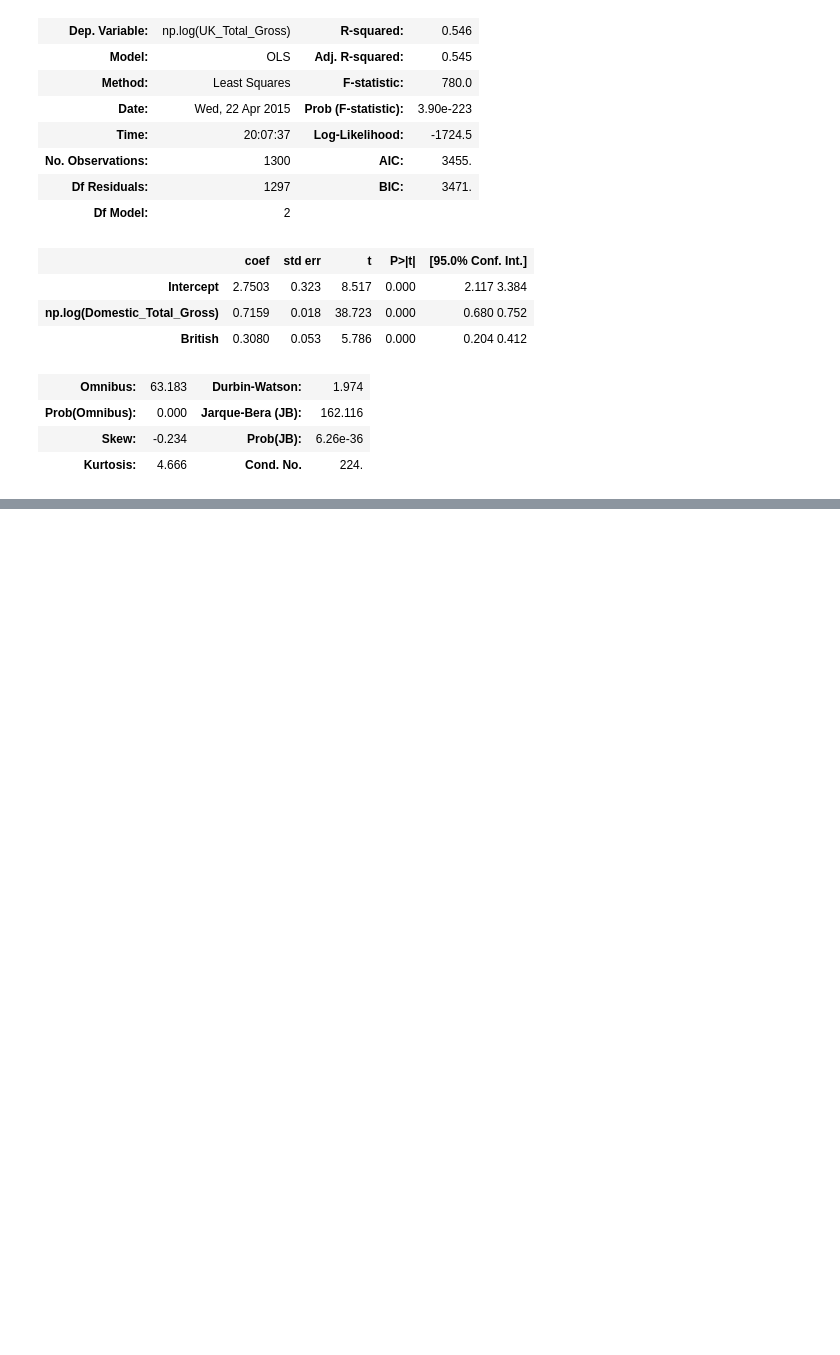
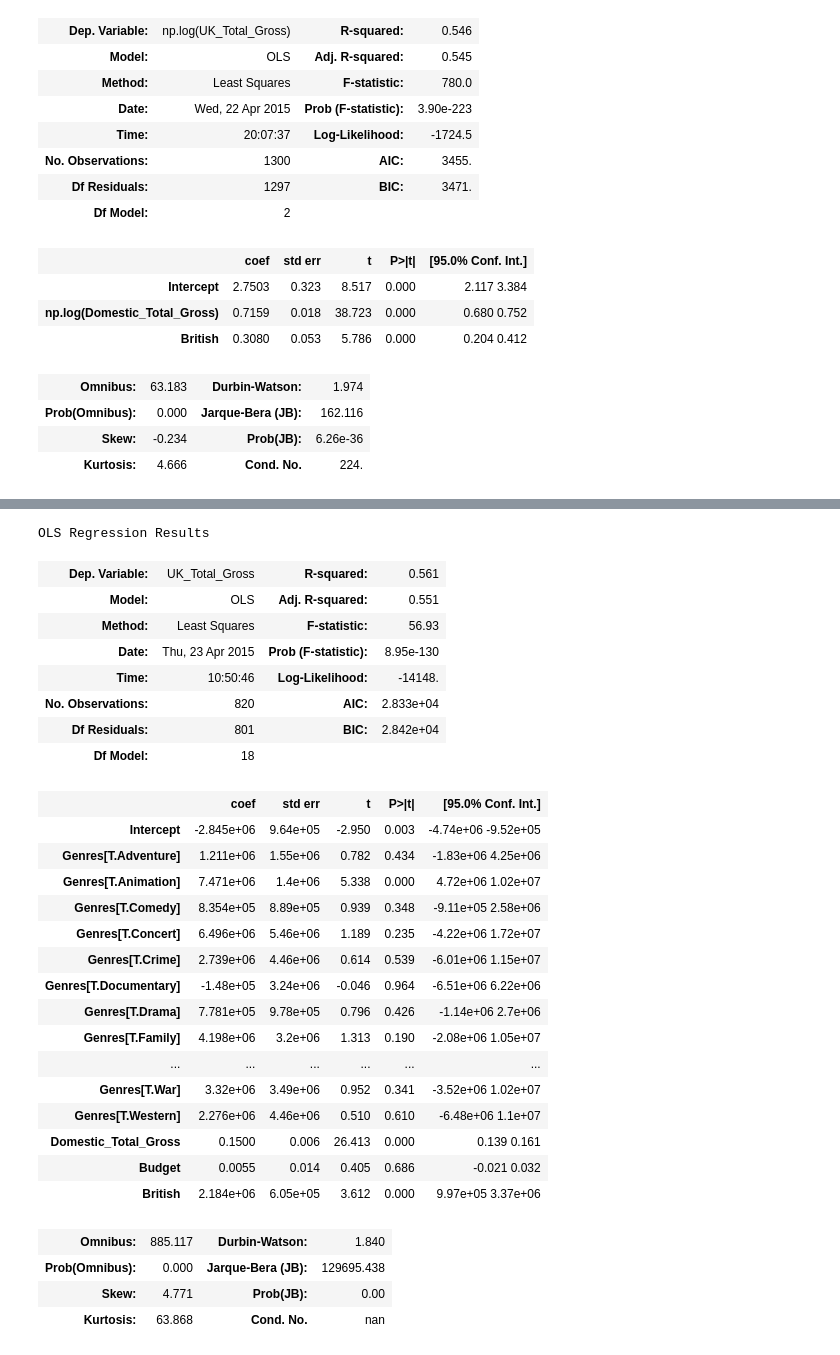
Before and after one commit to jodzi/luther, a Jupyter notebook: Data_Exploration.ipynb, the cells around one changed output, grey strips where cells are left out. Saved outputs shown, nothing was run; the diff lists cells and outputs as text; code cells hidden in the pictures; blank space fills up the shorter version.

```diff
--- a/Data_Exploration.ipynb
+++ b/Data_Exploration.ipynb
@@ -182,0 +178,32 @@ US_df_final = US_df.merge(df_title_genre)
+# %%
+smf.ols("UK_Total_Gross ~ Domestic_Total_Gross + Genres + Budget + British", US_final_lowbudget).fit().summary()
+# %% [output]
+OLS Regression Results
+| Dep. Variable: | UK_Total_Gross | R-squared: | 0.561 |
+| Model: | OLS | Adj. R-squared: | 0.551 |
+| Method: | Least Squares | F-statistic: | 56.93 |
+| Date: | Thu, 23 Apr 2015 | Prob (F-statistic): | 8.95e-130 |
+| Time: | 10:50:46 | Log-Likelihood: | -14148. |
+| No. Observations: | 820 | AIC: | 2.833e+04 |
+| Df Residuals: | 801 | BIC: | 2.842e+04 |
+| Df Model: | 18 |  |  |
+|  | coef | std err | t | P>|t| | [95.0% Conf. Int.] |
+| Intercept | -2.845e+06 | 9.64e+05 | -2.950 | 0.003 | -4.74e+06 -9.52e+05 |
+| Genres[T.Adventure] | 1.211e+06 | 1.55e+06 | 0.782 | 0.434 | -1.83e+06 4.25e+06 |
+| Genres[T.Animation] | 7.471e+06 | 1.4e+06 | 5.338 | 0.000 | 4.72e+06 1.02e+07 |
+| Genres[T.Comedy] | 8.354e+05 | 8.89e+05 | 0.939 | 0.348 | -9.11e+05 2.58e+06 |
+| Genres[T.Concert] | 6.496e+06 | 5.46e+06 | 1.189 | 0.235 | -4.22e+06 1.72e+07 |
+| Genres[T.Crime] | 2.739e+06 | 4.46e+06 | 0.614 | 0.539 | -6.01e+06 1.15e+07 |
+| Genres[T.Documentary] | -1.48e+05 | 3.24e+06 | -0.046 | 0.964 | -6.51e+06 6.22e+06 |
+| Genres[T.Drama] | 7.781e+05 | 9.78e+05 | 0.796 | 0.426 | -1.14e+06 2.7e+06 |
+| Genres[T.Family] | 4.198e+06 | 3.2e+06 | 1.313 | 0.190 | -2.08e+06 1.05e+07 |
+| ... | ... | ... | ... | ... | ... |
+| Genres[T.War] | 3.32e+06 | 3.49e+06 | 0.952 | 0.341 | -3.52e+06 1.02e+07 |
+| Genres[T.Western] | 2.276e+06 | 4.46e+06 | 0.510 | 0.610 | -6.48e+06 1.1e+07 |
+| Domestic_Total_Gross | 0.1500 | 0.006 | 26.413 | 0.000 | 0.139 0.161 |
+| Budget | 0.0055 | 0.014 | 0.405 | 0.686 | -0.021 0.032 |
+| British | 2.184e+06 | 6.05e+05 | 3.612 | 0.000 | 9.97e+05 3.37e+06 |
+| Omnibus: | 885.117 | Durbin-Watson: | 1.840 |
+| Prob(Omnibus): | 0.000 | Jarque-Bera (JB): | 129695.438 |
+| Skew: | 4.771 | Prob(JB): | 0.00 |
+| Kurtosis: | 63.868 | Cond. No. | nan |
```
Also changed, not shown: parts of 11 cells of this notebook, 9 other files.
